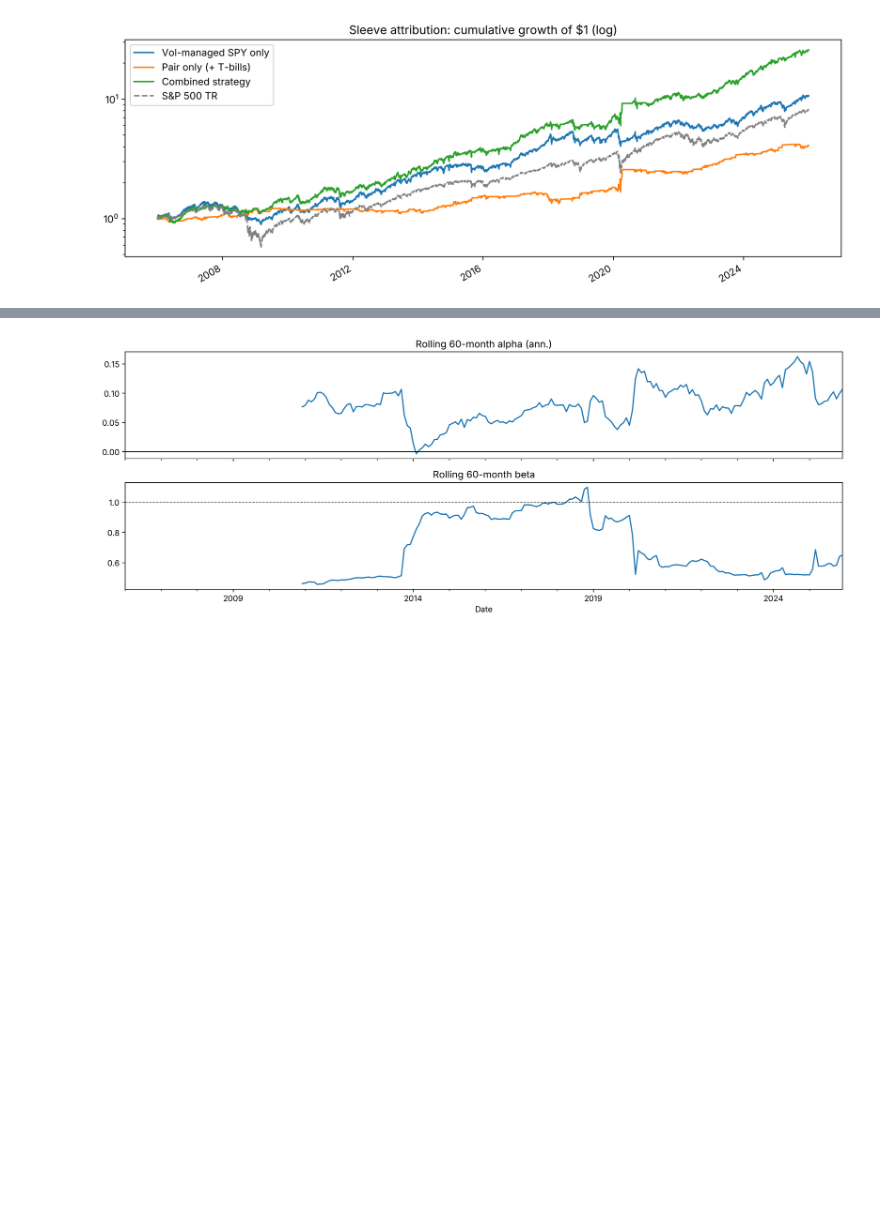
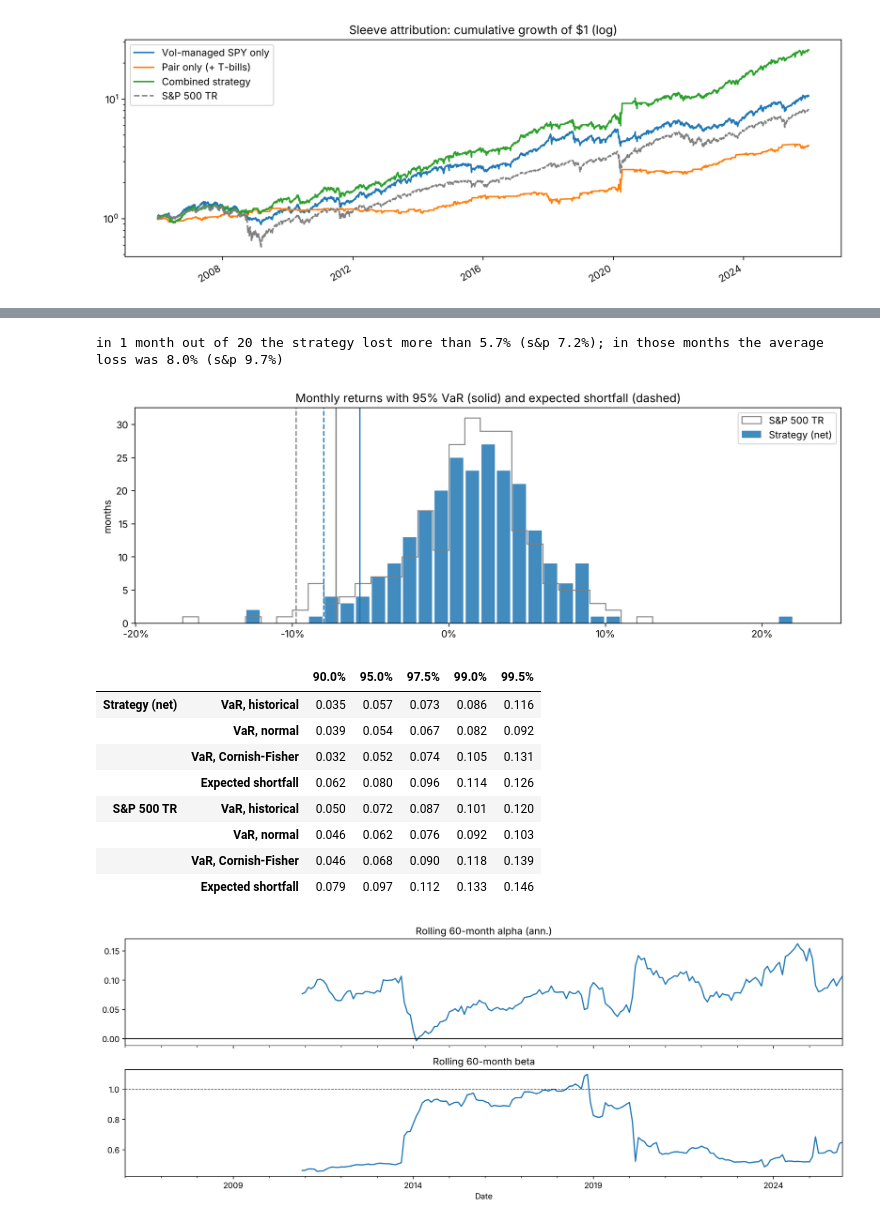
Before and after one commit to Ben10Nova/FinancialModellingGroupN, a Jupyter notebook: vol-control_pair_v1.ipynb, the cells around one changed output, grey strips where cells are left out. Drawn from its saved outputs; the diff is of its cells as text; code cells hidden in the pictures; blank space fills up the shorter version.

```diff
--- a/vol-control_pair_v1.ipynb
+++ b/vol-control_pair_v1.ipynb
@@ -443,3 +471,43 @@ in a bad month (worst 5%) we lose 8.0% on average, the s&p 9.7%. we capture 99%
+# %%
+# Value at risk at any confidence level (the app's slider): historical, normal, Cornish-Fisher, and expected shortfall
+from scipy.stats import norm
+
+def var_es(r_m, level):
+    S, K, z = r_m.skew(), r_m.kurt(), norm.ppf(1 - level)
+    z_cf = z + (z**2 - 1) * S / 6 + (z**3 - 3 * z) * K / 24 - (2 * z**3 - 5 * z) * S**2 / 36
+    q = r_m.quantile(1 - level)
+    return pd.Series({'VaR, historical': -q, 'VaR, normal': -(r_m.mean() + z * r_m.std()),
+                      'VaR, Cornish-Fisher': -(r_m.mean() + z_cf * r_m.std()),
+                      'Expected shortfall': -r_m[r_m <= q].mean()})
+
+levels = [.90, .95, .975, .99, .995]
+var_table = pd.concat({name: pd.DataFrame({f'{l:.1%}': var_es(r, l) for l in levels})
+                       for name, r in {'Strategy (net)': strat_m, 'S&P 500 TR': bench_m}.items()})
+v95, b95 = var_es(strat_m, .95), var_es(bench_m, .95)
+print(f"in 1 month out of 20 the strategy lost more than {v95.iloc[0]:.1%} (s&p {b95.iloc[0]:.1%}); "
+      f"in those months the average loss was {v95.iloc[3]:.1%} (s&p {b95.iloc[3]:.1%})")
+
+fig, ax = plt.subplots(figsize=(13, 4))
+bins = np.arange(np.floor(min(strat_m.min(), bench_m.min()) * 100) - 1, np.ceil(max(strat_m.max(), bench_m.max()) * 100) + 2) / 100
+ax.hist(bench_m, bins=bins, histtype='step', color='grey', lw=1.2, label='S&P 500 TR')
+ax.hist(strat_m, bins=bins, alpha=.85, rwidth=.85, label='Strategy (net)')
+for v, c in ((v95, 'C0'), (b95, 'grey')):
+    ax.axvline(-v.iloc[0], color=c, lw=1.3); ax.axvline(-v.iloc[3], color=c, lw=1.3, ls='--')
+ax.set_title('Monthly returns with 95% VaR (solid) and expected shortfall (dashed)'); ax.set_ylabel('months')
+ax.xaxis.set_major_formatter(plt.FuncFormatter(lambda x, _: f'{x:.0%}')); ax.legend(); plt.show()
+var_table.round(3)
+# %% [output]
+in 1 month out of 20 the strategy lost more than 5.7% (s&p 7.2%); in those months the average loss was 8.0% (s&p 9.7%)
+[figure, added]
+|  |  | 90.0% | 95.0% | 97.5% | 99.0% | 99.5% |
+| Strategy (net) | VaR, historical | 0.035 | 0.057 | 0.073 | 0.086 | 0.116 |
+|  | VaR, normal | 0.039 | 0.054 | 0.067 | 0.082 | 0.092 |
+|  | VaR, Cornish-Fisher | 0.032 | 0.052 | 0.074 | 0.105 | 0.131 |
+|  | Expected shortfall | 0.062 | 0.080 | 0.096 | 0.114 | 0.126 |
+| S&P 500 TR | VaR, historical | 0.050 | 0.072 | 0.087 | 0.101 | 0.120 |
+|  | VaR, normal | 0.046 | 0.062 | 0.076 | 0.092 | 0.103 |
+|  | VaR, Cornish-Fisher | 0.046 | 0.068 | 0.090 | 0.118 | 0.139 |
+|  | Expected shortfall | 0.079 | 0.097 | 0.112 | 0.133 | 0.146 |
 # %%
 # Rolling 60-month alpha and beta (Lecture 3, quantstats rolling_greeks): is the edge stable or one lucky period?
 ex_m, bex_m = strat_m - rf_m, bench_m - rf_m
```
Also changed, not shown: parts of 5 cells of this notebook.
